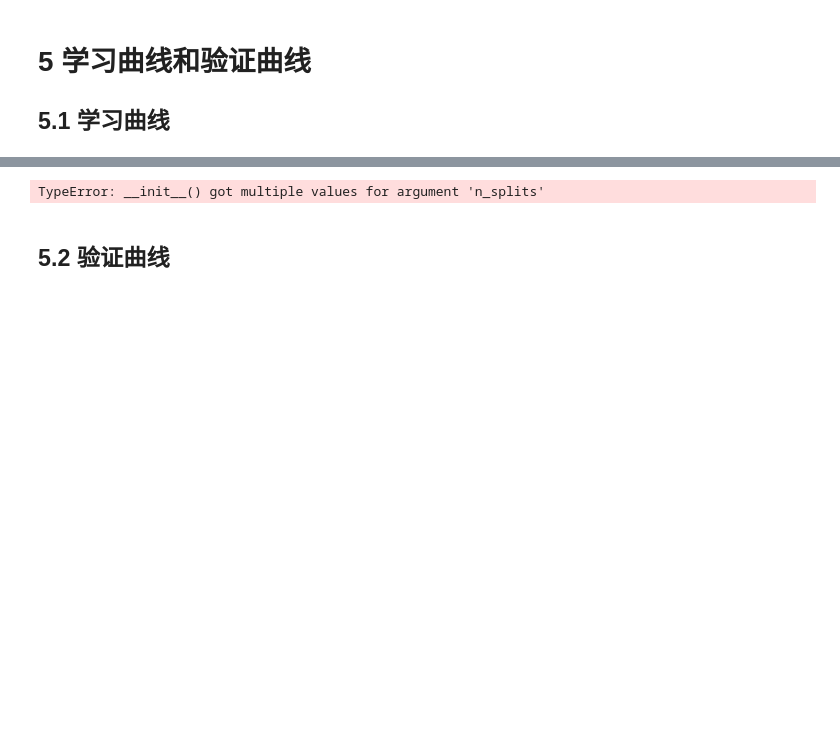
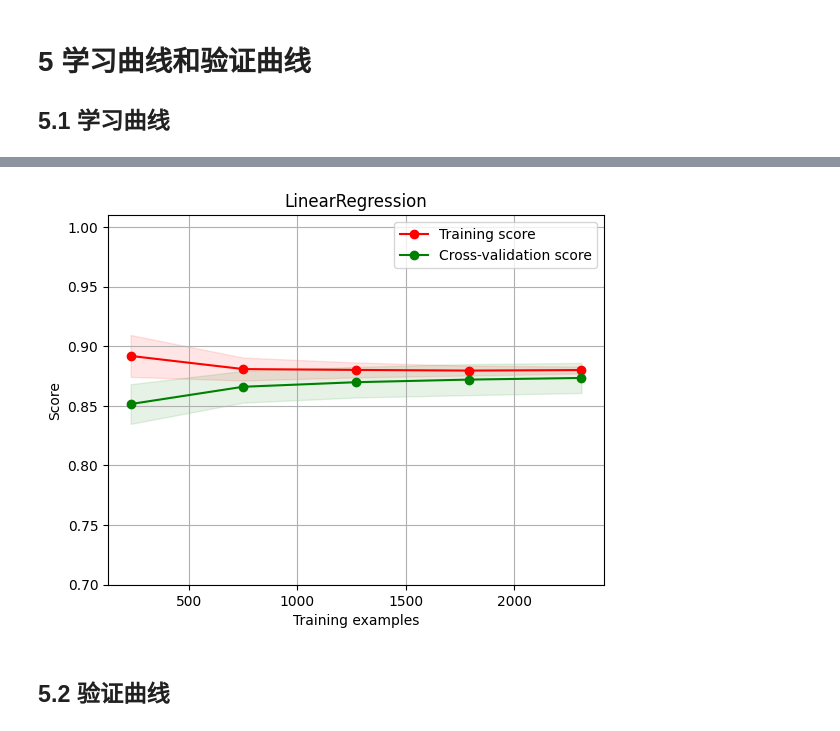
Before and after one commit to Zhou1317fe5/ml-projects, a Jupyter notebook: 工业蒸汽预测/工业蒸汽 05 2赛题模型验证.ipynb, the cells around one changed output, grey strips where cells are left out. Drawn from its saved outputs; the diff is of its cells as text; code cells hidden in the pictures; blank space fills up the shorter version.

```diff
--- a/工业蒸汽预测/工业蒸汽 05 2赛题模型验证.ipynb
+++ b/工业蒸汽预测/工业蒸汽 05 2赛题模型验证.ipynb
@@ -629,7 +627,7 @@ LGBMRegressor RandomizedSearchCV test MSE:    0.1488757209972878
 train_data2 = pd.read_csv('./data/zhengqi_train.txt',sep='\t')
 test_data2 = pd.read_csv('./data/zhengqi_test.txt',sep='\t')
 
-train_data2_f = train_data2[test_data2.columns].values
+train_data2_feature = train_data2[test_data2.columns].values
 train_data2_target = train_data2['target'].values
 # %%
 # lgb 模型
@@ -637,10 +635,6 @@ from sklearn.model_selection  import KFold
 import lightgbm as lgb
 import numpy as np
 
-###
-from lightgbm import log_evaluation, early_stopping
-callbacks = [log_evaluation(period=100),early_stopping(stopping_rounds=100)]
-###
 
 # 5折交叉验证
 Folds=5
@@ -652,7 +646,7 @@ MSE_DICT = {
 }
 
 # 线下训练预测
-for i, (train_index, test_index) in enumerate(kf.split(train_data2_f)):
+for i, (train_index, test_index) in enumerate(kf.split(train_data2_feature)):
     # lgb树模型
     lgb_reg = lgb.LGBMRegressor(
         learning_rate=0.01,
@@ -664,8 +658,8 @@ for i, (train_index, test_index) in enumerate(kf.split(train_data2_f)):
     )
 
     # 切分训练集和预测集
-    X_train_KFold, X_test_KFold = train_data2_f[train_index], train_data2_f[test_index]
-    y_train_KFold, y_test_KFold = train_data2_target[train_index], train_data2_target[test_index]
+    X_train_KFold, X_test_KFold = train_data2_feature[train_index], train_data2_feature[test_index] # 划分出训练集和测试集的特征
+    y_train_KFold, y_test_KFold = train_data2_target[train_index], train_data2_target[test_index] # 划分出训练集和测试集的标签
 
     # 训练模型
 #     reg.fit(X_train_KFold, y_train_KFold)
@@ -673,12 +667,11 @@ for i, (train_index, test_index) in enumerate(kf.split(train_data2_f)):
             X=X_train_KFold,y=y_train_KFold,
             eval_set=[(X_train_KFold, y_train_KFold),(X_test_KFold, y_test_KFold)],
             eval_names=['Train','Test'],
-            #early_stopping_rounds=100,#该参数现已弃用
-            eval_metric='MSE',
-            #verbose=50，#该参数现已弃用
-            ###
-            callbacks=callbacks
-            ###
+            # early_stopping_round=100, # 参数已弃用,通过“callbacks”参数传递回调
+            # verbose=50, # 参数已弃用,通过“callbacks”参数传递回调
+            eval_metric='MSE',# 设置评估指标eval_metric，这里使用均方误差（MSE）
+            callbacks=[lgb.log_evaluation(period=100), lgb.early_stopping(stopping_rounds=50)]
+
         )
 
 
@@ -719,7 +779,6 @@ Did not meet early stopping. Best iteration is:
 
 ## 5.1 学习曲线
 # %%
-print(__doc__)
 import numpy as np
 import matplotlib.pyplot as plt
 from sklearn import model_selection
@@ -765,9 +824,9 @@ y = train_data2['target'].values
 title = "LinearRegression"
 # Cross validation with 100 iterations to get smoother mean test and train
 # score curves, each time with 20% data randomly selected as a validation set.
-cv = model_selection.ShuffleSplit(X.shape[0], n_splits=100,
+cv = model_selection.ShuffleSplit(n_splits=100,
                                    test_size=0.2, random_state=0)
 
 estimator = SGDRegressor()
-plot_learning_curve(estimator, title, X, y, ylim=(0.7, 1.01), cv=cv, n_jobs=-1)
+plot_learning_curve(estimator, title, X, y, ylim=(0.7, 1.01), cv=cv, n_jobs=1)
 # %% [output]
@@ -775,4 +834,4 @@ Automatically created module for IPython interactive environment
-TypeError: __init__() got multiple values for argument 'n_splits'
+[figure, added]
 # %% [markdown]
 ## 5.2 验证曲线
 # %%
```
Also changed, not shown: parts of 18 cells of this notebook, 2 other files.
